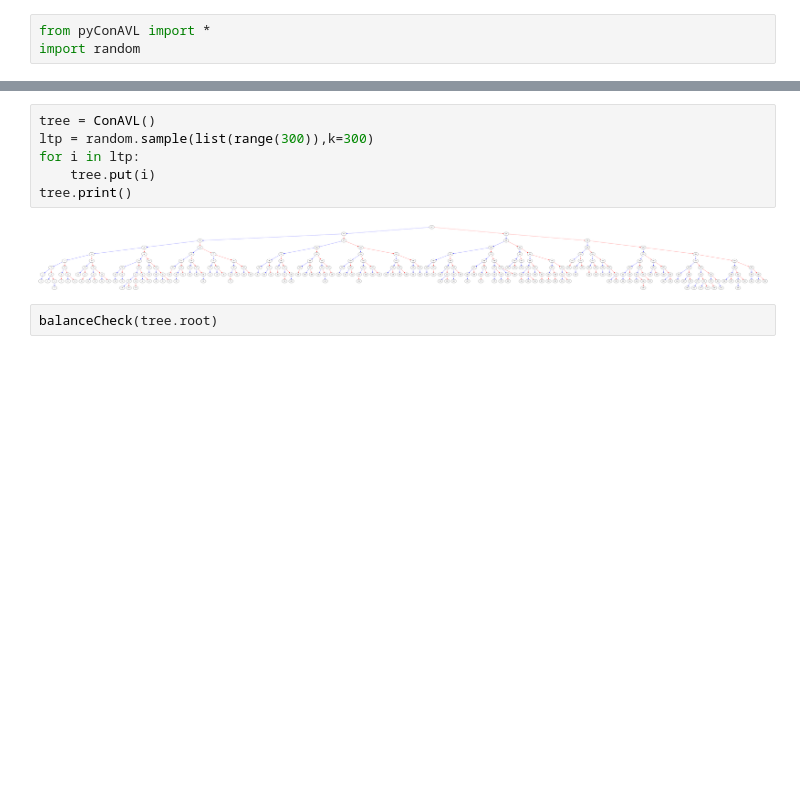
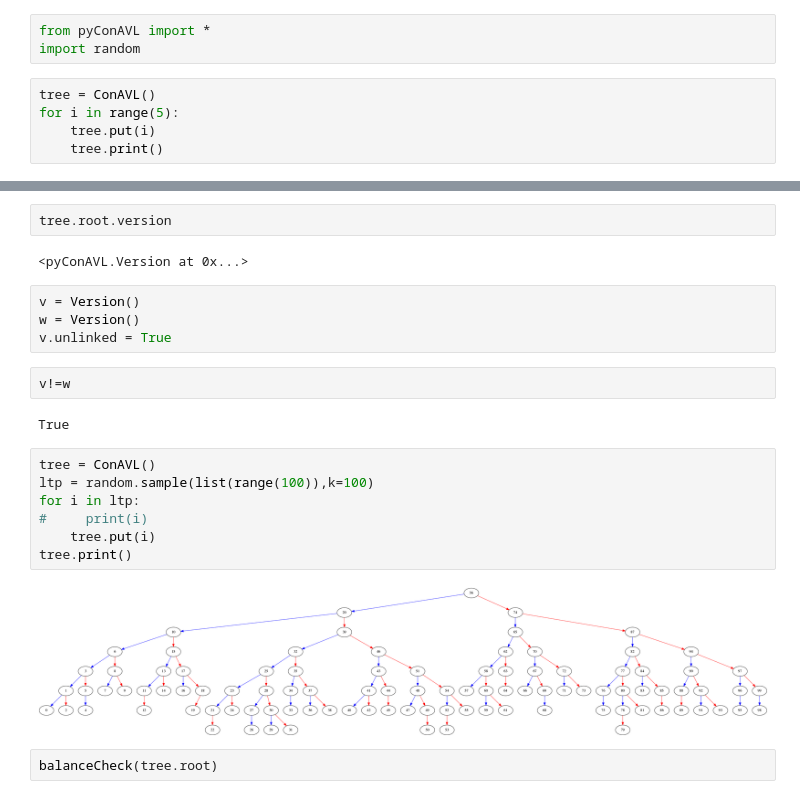
Before and after one commit to chyanju/pyConcurrentAVL, a Jupyter notebook: concurrentAVL.ipynb, the cells around one changed output, grey strips where cells are left out. Cells and saved outputs as stored; diff of their text form; blank space fills up the shorter version.

```diff
--- a/concurrentAVL.ipynb
+++ b/concurrentAVL.ipynb
@@ -5,3 +5,8 @@ Reference (Chinese): https://www.cnblogs.com/skywang12345/p/3576969.html
 # %%
 from pyConAVL import *
 import random
+# %%
+tree = ConAVL()
+for i in range(5):
+    tree.put(i)
+    tree.print()
@@ -8,10 +19,23 @@ import random
+# %%
+tree.root.version
+# %% [output]
+<pyConAVL.Version at 0x...>
+# %%
+v = Version()
+w = Version()
+v.unlinked = True
+# %%
+v!=w
+# %% [output]
+True
 # %%
 tree = ConAVL()
-ltp = random.sample(list(range(300)),k=300)
+ltp = random.sample(list(range(100)),k=100)
 for i in ltp:
+#     print(i)
     tree.put(i)
 tree.print()
 # %% [output]
-[figure, old version]
+[figure, new version]
 # %%
 balanceCheck(tree.root)
```
Also changed, not shown: parts of 1 cell of this notebook, 1 other file.
